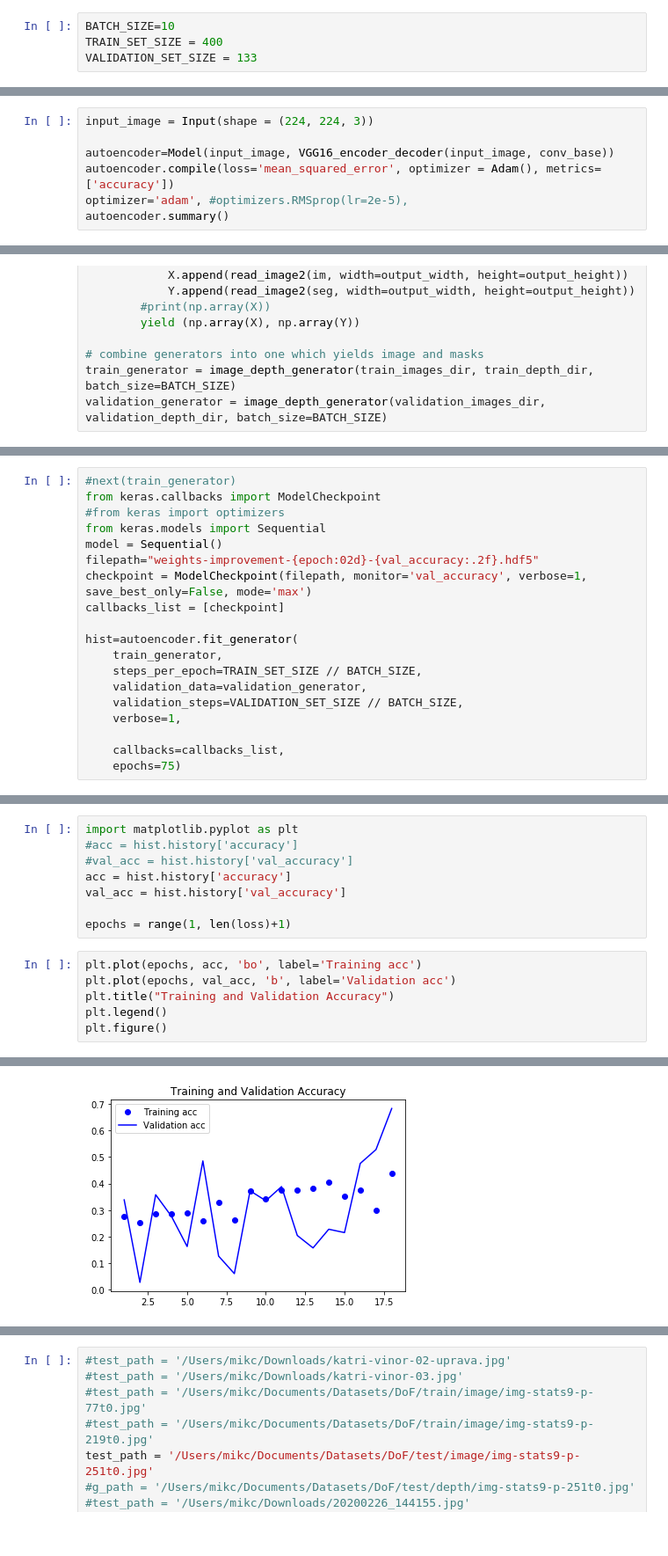
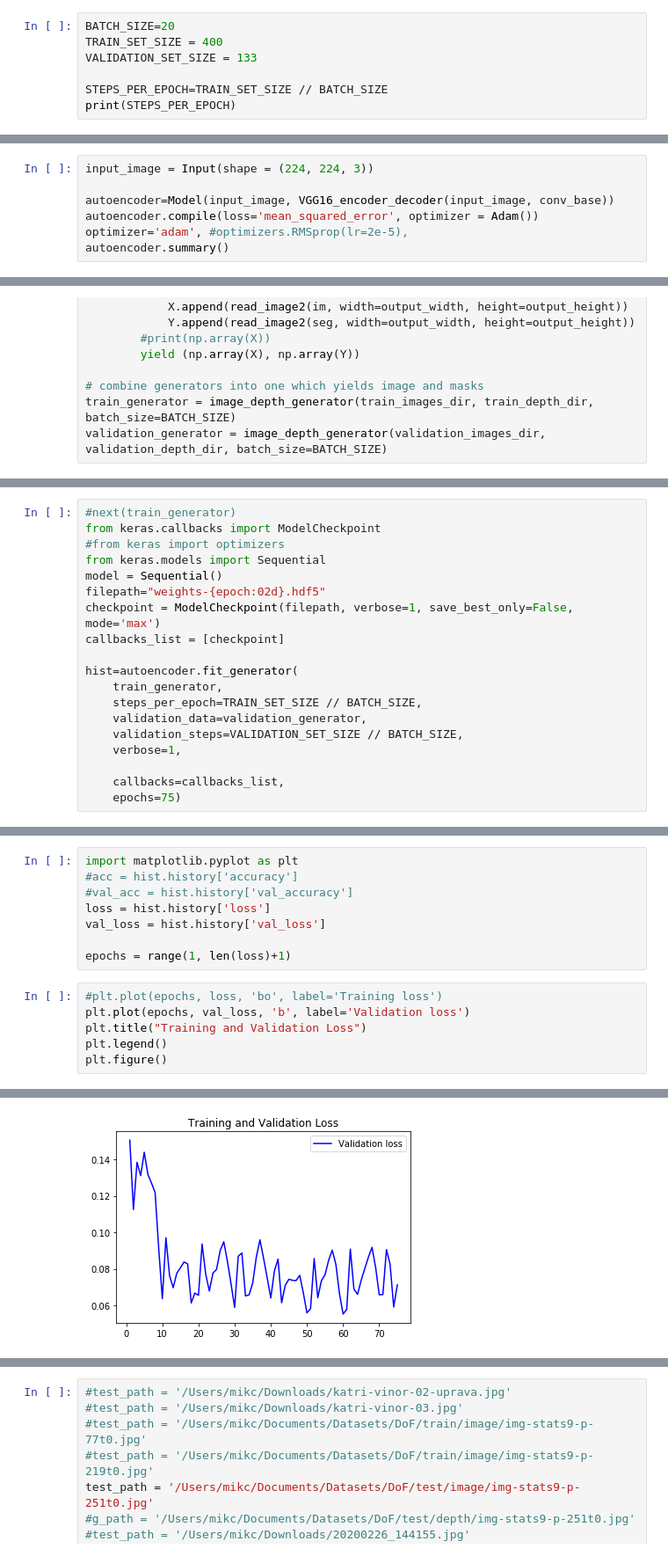
Before and after one commit to mixaal/DL, a Jupyter notebook: Depth Of Field Prediction.ipynb, the cells around one changed output, grey strips where cells are left out. Shown: that part at 88% size. Cells and saved outputs as stored; diff of their text form.

```diff
--- a/Depth Of Field Prediction.ipynb
+++ b/Depth Of Field Prediction.ipynb
@@ -1,4 +1,7 @@
 # %%
-BATCH_SIZE=10
+BATCH_SIZE=20
 TRAIN_SET_SIZE = 400
 VALIDATION_SET_SIZE = 133
+
+STEPS_PER_EPOCH=TRAIN_SET_SIZE // BATCH_SIZE
+print(STEPS_PER_EPOCH)
@@ -144,7 +150,7 @@ _________________________________________________________________
 input_image = Input(shape = (224, 224, 3))
 
 autoencoder=Model(input_image, VGG16_encoder_decoder(input_image, conv_base))
-autoencoder.compile(loss='mean_squared_error', optimizer = Adam(), metrics=['accuracy'])
+autoencoder.compile(loss='mean_squared_error', optimizer = Adam())
 optimizer='adam', #optimizers.RMSprop(lr=2e-5),
 autoencoder.summary()
 # %% [output]
@@ -265,8 +264,8 @@ from keras.callbacks import ModelCheckpoint
 #from keras import optimizers
 from keras.models import Sequential
 model = Sequential()
-filepath="weights-improvement-{epoch:02d}-{val_accuracy:.2f}.hdf5"
-checkpoint = ModelCheckpoint(filepath, monitor='val_accuracy', verbose=1, save_best_only=False, mode='max')
+filepath="weights-{epoch:02d}.hdf5"
+checkpoint = ModelCheckpoint(filepath, verbose=1, save_best_only=False, mode='max')
 callbacks_list = [checkpoint]
 
 hist=autoencoder.fit_generator(
@@ -304,19 +301,19 @@ autoencoder.load_weights("weights-improvement-01-1.00.hdf5")
 import matplotlib.pyplot as plt
 #acc = hist.history['accuracy']
 #val_acc = hist.history['val_accuracy']
-acc = hist.history['accuracy']
-val_acc = hist.history['val_accuracy']
+loss = hist.history['loss']
+val_loss = hist.history['val_loss']
 
 epochs = range(1, len(loss)+1)
 # %%
-plt.plot(epochs, acc, 'bo', label='Training acc')
-plt.plot(epochs, val_acc, 'b', label='Validation acc')
-plt.title("Training and Validation Accuracy")
+#plt.plot(epochs, loss, 'bo', label='Training loss')
+plt.plot(epochs, val_loss, 'b', label='Validation loss')
+plt.title("Training and Validation Loss")
 plt.legend()
 plt.figure()
 # %% [output]
 <Figure size 432x288 with 0 Axes>
-[figure, old version]
+[figure, new version]
 <Figure size 432x288 with 0 Axes>
 # %%
 #test_path = '/Users/mikc/Downloads/katri-vinor-02-uprava.jpg'
```
Also changed, not shown: parts of 11 cells of this notebook.
